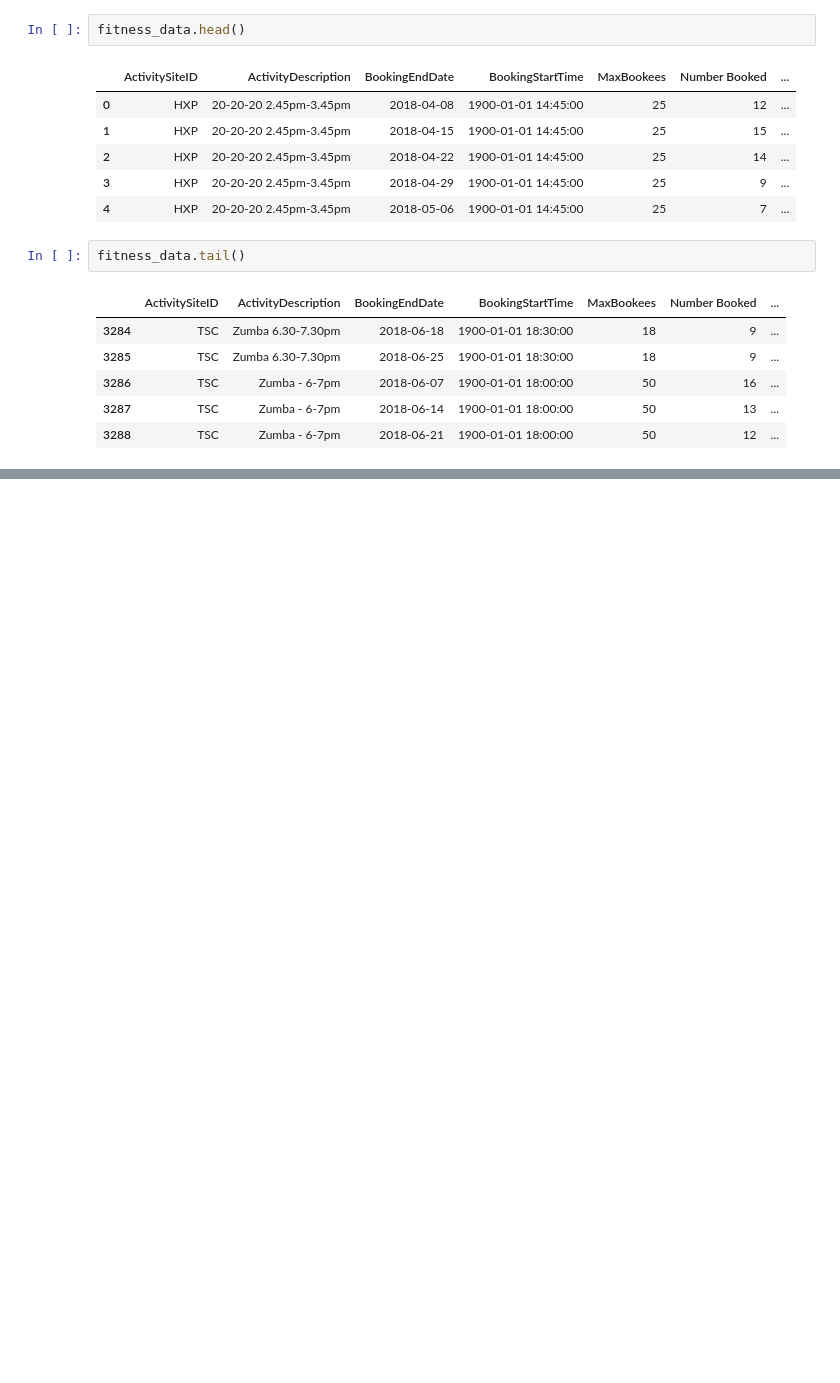
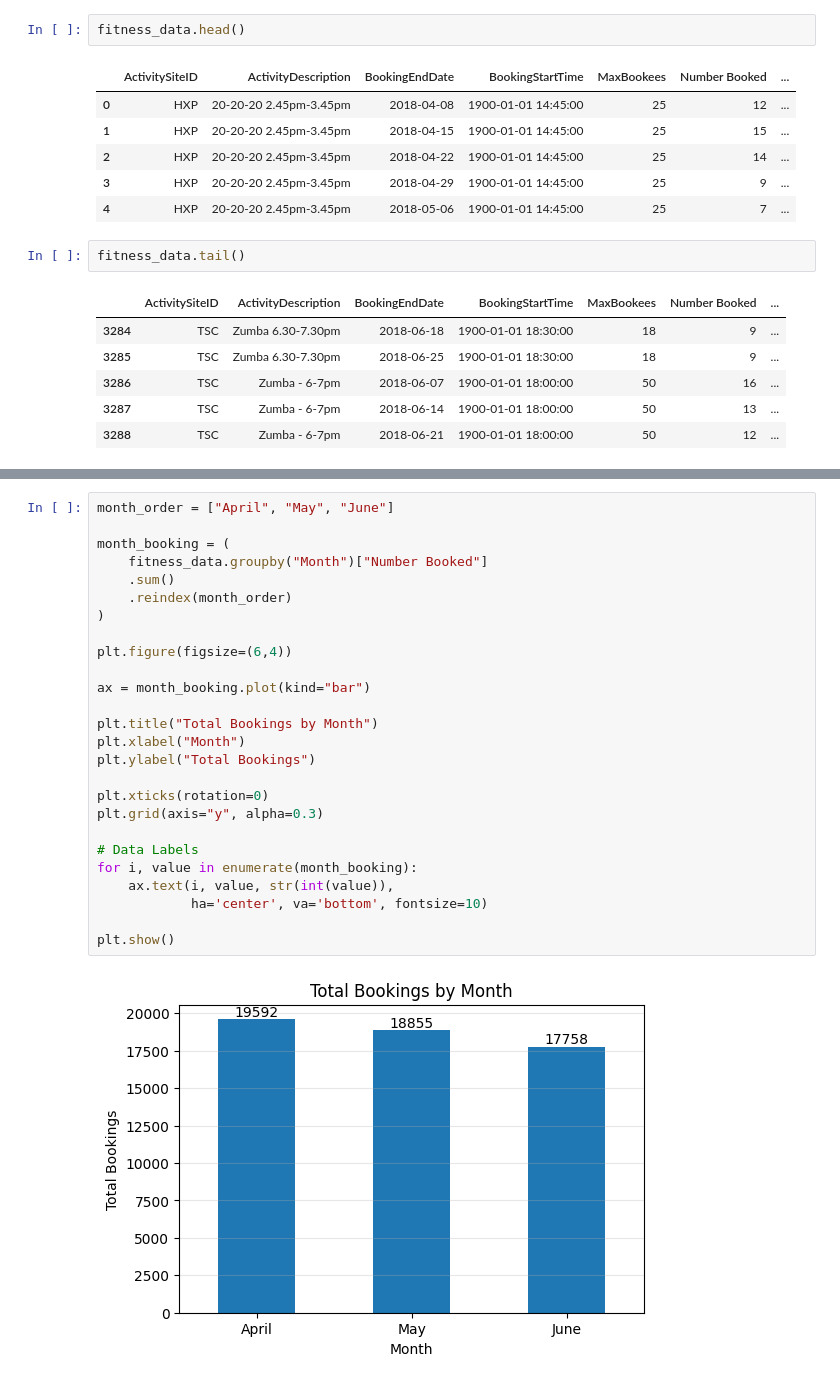
Before and after one commit to yogeshwartribhuvan2972-max/Dynamic-Pricing-Strategies-for-Fitness-Classes, a Jupyter notebook: EDA.ipynb, the cells around one changed output, grey strips where cells are left out. Cells and saved outputs as stored; diff of their text form; blank space fills up the shorter version.

```diff
--- a/EDA.ipynb
+++ b/EDA.ipynb
@@ -53,0 +220,28 @@ fitness_data.shape
+# %%
+month_order = ["April", "May", "June"]
+
+month_booking = (
+    fitness_data.groupby("Month")["Number Booked"]
+    .sum()
+    .reindex(month_order)
+)
+
+plt.figure(figsize=(6,4))
+
+ax = month_booking.plot(kind="bar")
+
+plt.title("Total Bookings by Month")
+plt.xlabel("Month")
+plt.ylabel("Total Bookings")
+
+plt.xticks(rotation=0)
+plt.grid(axis="y", alpha=0.3)
+
+# Data Labels
+for i, value in enumerate(month_booking):
+    ax.text(i, value, str(int(value)),
+            ha='center', va='bottom', fontsize=10)
+
+plt.show()
+# %% [output]
+[figure, added]
```
Also changed, not shown: parts of 28 cells of this notebook, 3 other files.
